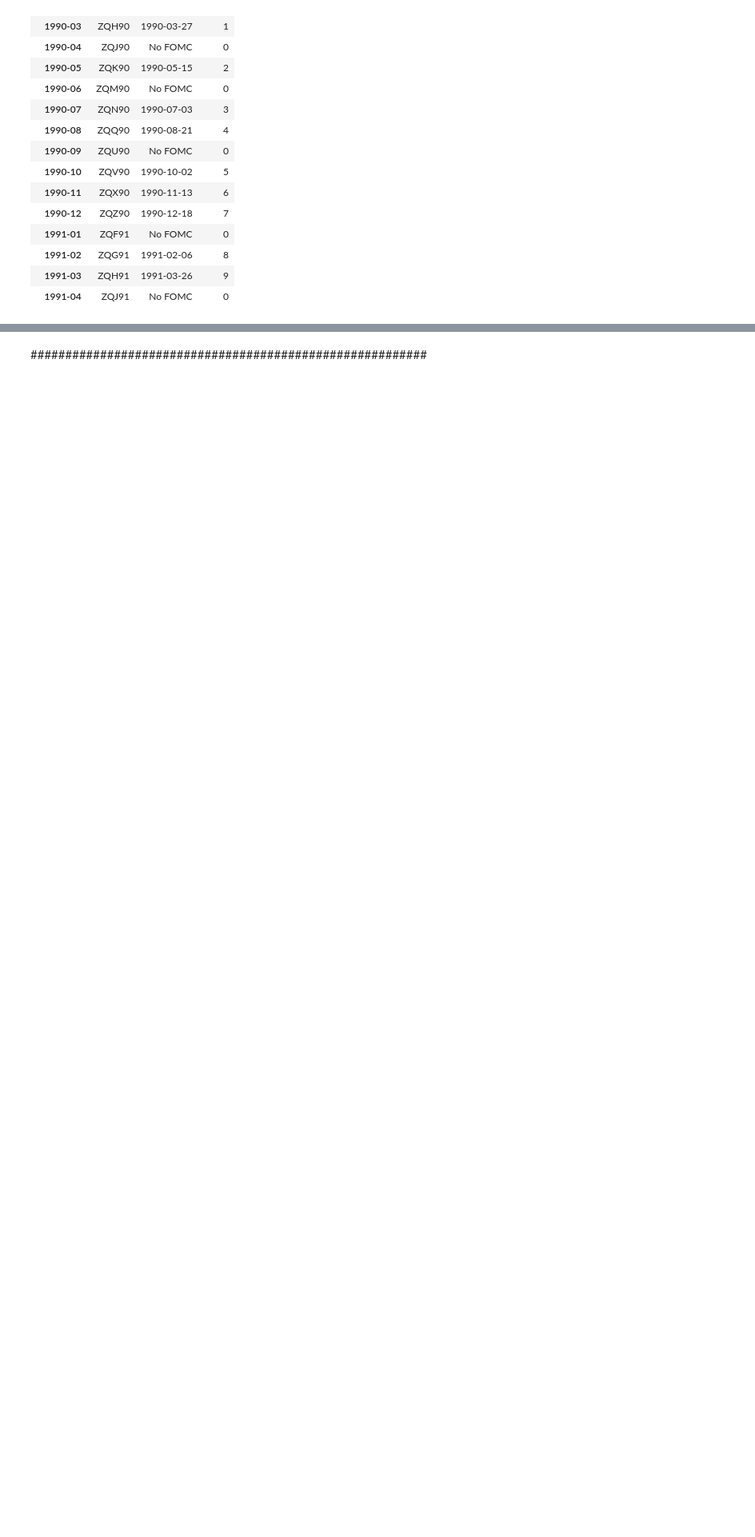
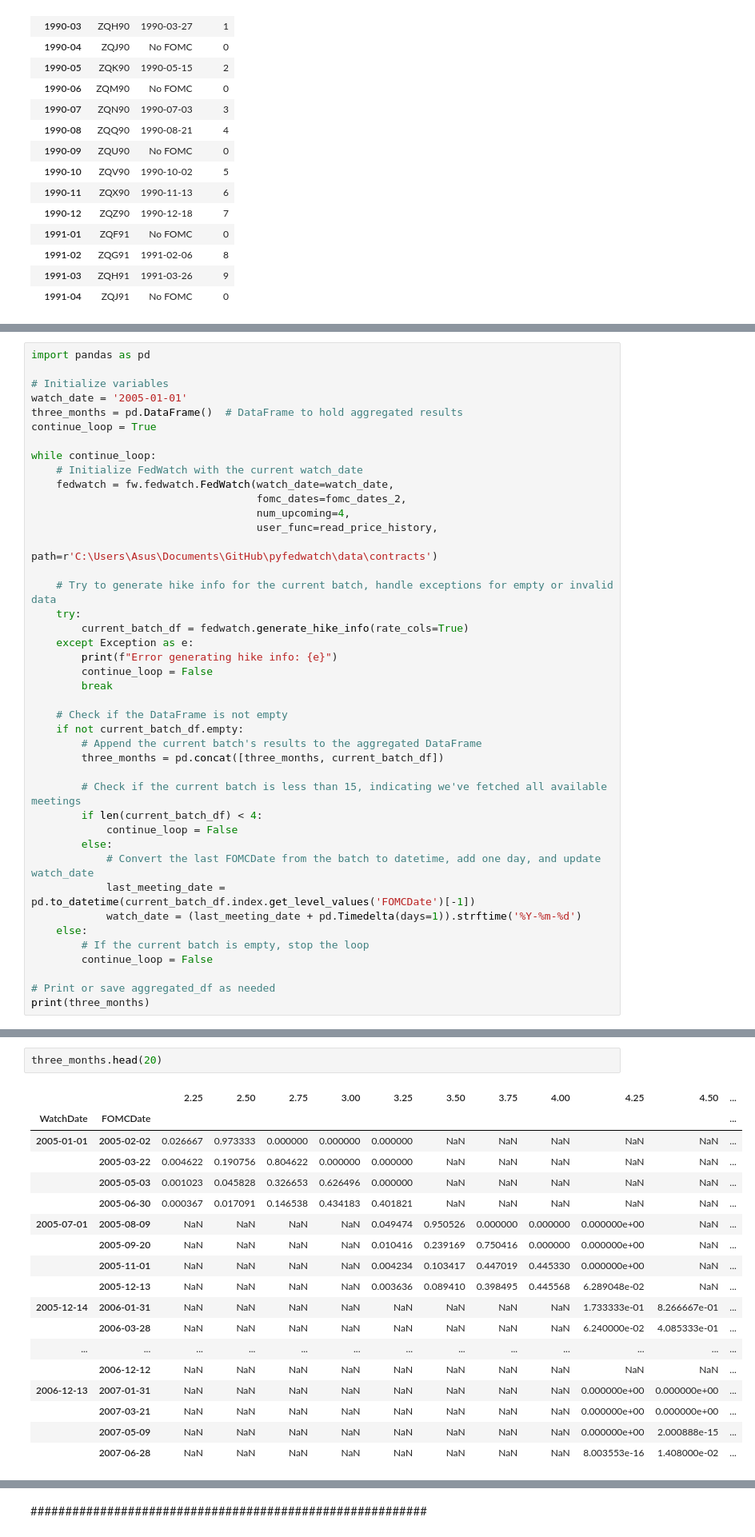
Before and after one commit to baksben/pyfedwatch, a Jupyter notebook: notebooks/Ben's_copy.ipynb, the cells around one changed output, grey strips where cells are left out. Shown at 80% size. Drawn from its saved outputs; the diff is of its cells as text; blank space fills up the shorter version.

```diff
--- a/notebooks/Ben's_copy.ipynb
+++ b/notebooks/Ben's_copy.ipynb
@@ -295,0 +499,42 @@ fedwatch.generate_hike_info(rate_cols=True)
+# %%
+import pandas as pd
+
+# Initialize variables
+watch_date = '2005-01-01'
+three_months = pd.DataFrame()  # DataFrame to hold aggregated results
+continue_loop = True
+
+while continue_loop:
+    # Initialize FedWatch with the current watch_date
+    fedwatch = fw.fedwatch.FedWatch(watch_date=watch_date,
+                                    fomc_dates=fomc_dates_2,
+                                    num_upcoming=4,
+                                    user_func=read_price_history,
+                                    path=r'C:\Users\Asus\Documents\GitHub\pyfedwatch\data\contracts')
+
+    # Try to generate hike info for the current batch, handle exceptions for empty or invalid data
+    try:
+        current_batch_df = fedwatch.generate_hike_info(rate_cols=True)
+    except Exception as e:
+        print(f"Error generating hike info: {e}")
+        continue_loop = False
+        break
+
+    # Check if the DataFrame is not empty
+    if not current_batch_df.empty:
+        # Append the current batch's results to the aggregated DataFrame
+        three_months = pd.concat([three_months, current_batch_df])
+
+        # Check if the current batch is less than 15, indicating we've fetched all available meetings
+        if len(current_batch_df) < 4:
+            continue_loop = False
+        else:
+            # Convert the last FOMCDate from the batch to datetime, add one day, and update watch_date
+            last_meeting_date = pd.to_datetime(current_batch_df.index.get_level_values('FOMCDate')[-1])
+            watch_date = (last_meeting_date + pd.Timedelta(days=1)).strftime('%Y-%m-%d')
+    else:
+        # If the current batch is empty, stop the loop
+        continue_loop = False
+
+# Print or save aggregated_df as needed
+print(three_months)
@@ -295,0 +576,21 @@ fedwatch.generate_hike_info(rate_cols=True)
+# %%
+three_months.head(20)
+# %% [output]
+|  |  | 2.25 | 2.50 | 2.75 | 3.00 | 3.25 | 3.50 | 3.75 | 4.00 | 4.25 | 4.50 | ... |
+| WatchDate | FOMCDate |  |  |  |  |  |  |  |  |  |  | ... |
+| 2005-01-01 | 2005-02-02 | 0.026667 | 0.973333 | 0.000000 | 0.000000 | 0.000000 | NaN | NaN | NaN | NaN | NaN | ... |
+|  | 2005-03-22 | 0.004622 | 0.190756 | 0.804622 | 0.000000 | 0.000000 | NaN | NaN | NaN | NaN | NaN | ... |
+|  | 2005-05-03 | 0.001023 | 0.045828 | 0.326653 | 0.626496 | 0.000000 | NaN | NaN | NaN | NaN | NaN | ... |
+|  | 2005-06-30 | 0.000367 | 0.017091 | 0.146538 | 0.434183 | 0.401821 | NaN | NaN | NaN | NaN | NaN | ... |
+| 2005-07-01 | 2005-08-09 | NaN | NaN | NaN | NaN | 0.049474 | 0.950526 | 0.000000 | 0.000000 | 0.000000e+00 | NaN | ... |
+|  | 2005-09-20 | NaN | NaN | NaN | NaN | 0.010416 | 0.239169 | 0.750416 | 0.000000 | 0.000000e+00 | NaN | ... |
+|  | 2005-11-01 | NaN | NaN | NaN | NaN | 0.004234 | 0.103417 | 0.447019 | 0.445330 | 0.000000e+00 | NaN | ... |
+|  | 2005-12-13 | NaN | NaN | NaN | NaN | 0.003636 | 0.089410 | 0.398495 | 0.445568 | 6.289048e-02 | NaN | ... |
+| 2005-12-14 | 2006-01-31 | NaN | NaN | NaN | NaN | NaN | NaN | NaN | NaN | 1.733333e-01 | 8.266667e-01 | ... |
+|  | 2006-03-28 | NaN | NaN | NaN | NaN | NaN | NaN | NaN | NaN | 6.240000e-02 | 4.085333e-01 | ... |
+| ... | ... | ... | ... | ... | ... | ... | ... | ... | ... | ... | ... | ... |
+|  | 2006-12-12 | NaN | NaN | NaN | NaN | NaN | NaN | NaN | NaN | NaN | NaN | ... |
+| 2006-12-13 | 2007-01-31 | NaN | NaN | NaN | NaN | NaN | NaN | NaN | NaN | 0.000000e+00 | 0.000000e+00 | ... |
+|  | 2007-03-21 | NaN | NaN | NaN | NaN | NaN | NaN | NaN | NaN | 0.000000e+00 | 0.000000e+00 | ... |
+|  | 2007-05-09 | NaN | NaN | NaN | NaN | NaN | NaN | NaN | NaN | 0.000000e+00 | 2.000888e-15 | ... |
+|  | 2007-06-28 | NaN | NaN | NaN | NaN | NaN | NaN | NaN | NaN | 8.003553e-16 | 1.408000e-02 | ... |
```
Also changed, not shown: parts of 33 cells of this notebook, 1 other file.
